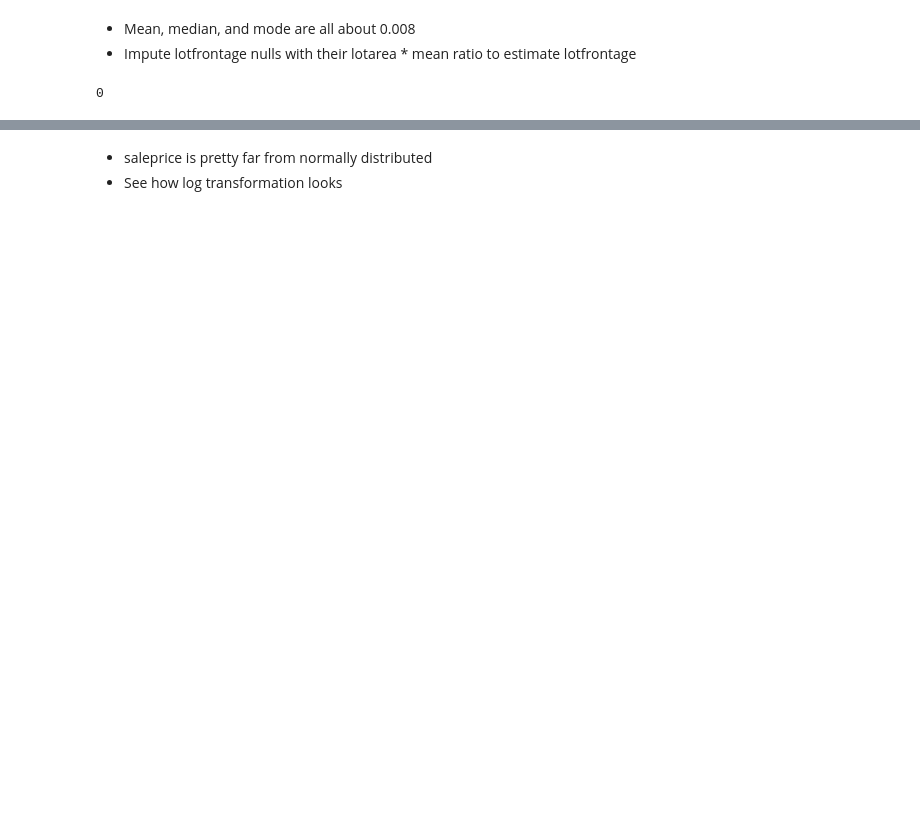
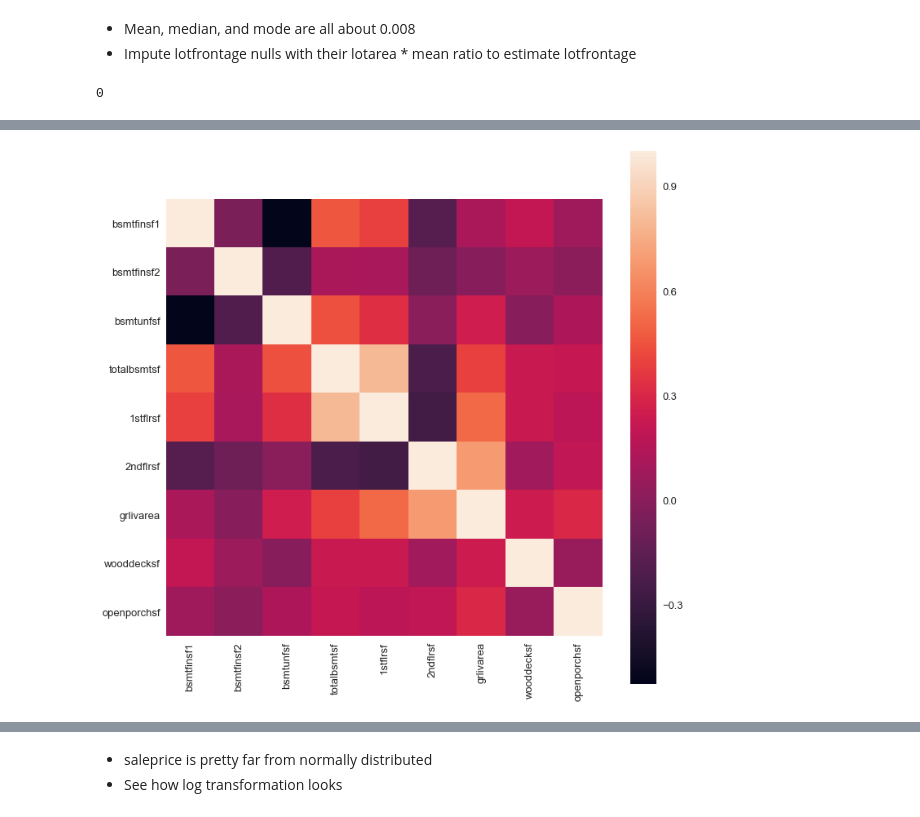
Before and after one commit to brianmcguckin/thinkful_unit_03_capstone, a Jupyter notebook: v3.ipynb, the cells around one changed output, grey strips where cells are left out. Cells and saved outputs as stored; diff of their text form; code cells hidden in the pictures; blank space fills up the shorter version.

```diff
--- a/v3.ipynb
+++ b/v3.ipynb
@@ -239,0 +319,13 @@ train['lotfrontage'].isnull().sum()
+# %%
+#even though its not in this list, include bsmtfinsf2 here
+sf_vars = train.loc[:, (train.columns).isin(['grlivarea', 'totalbsmtsf',
+                                             '1stflrsf', 'bsmtfinsf1',
+                                             'openporchsf', 'wooddecksf',
+                                             '2ndflrsf', 'bsmtunfsf',
+                                             'bsmtfinsf2'])]
+
+plt.figure(figsize=(12,12))
+sns.heatmap(sf_vars.corr(), square=True)
+plt.show()
+# %% [output]
+[figure, added]
```
Also changed, not shown: parts of 73 cells of this notebook.
